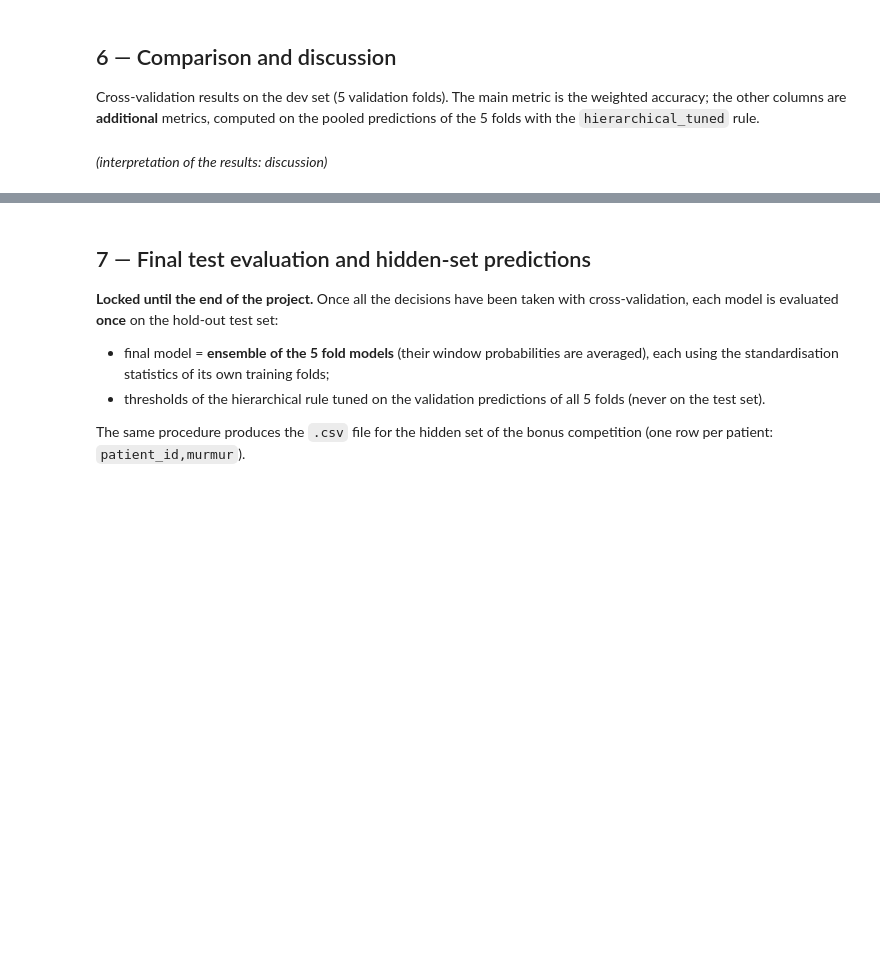
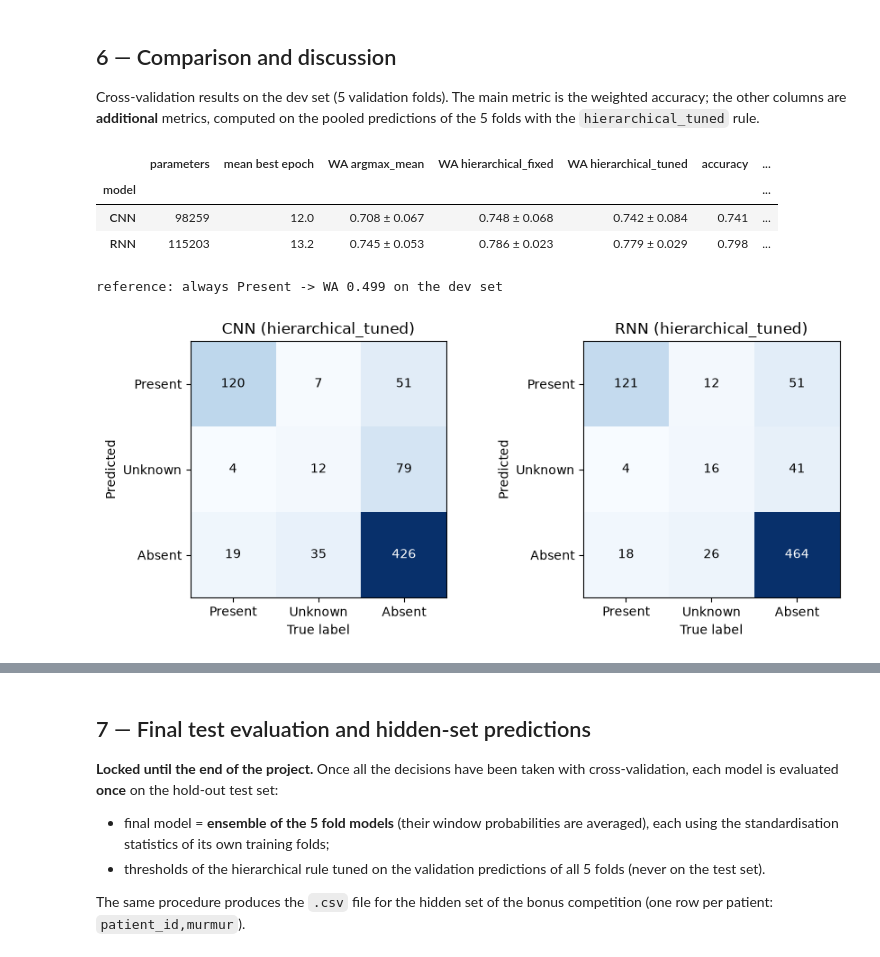
Before and after one commit to rodrigoilde/fcup-ml2, a Jupyter notebook: main.ipynb, the cells around one changed output, grey strips where cells are left out. Drawn from its saved outputs; the diff is of its cells as text; code cells hidden in the pictures; blank space fills up the shorter version.

```diff
--- a/main.ipynb
+++ b/main.ipynb
@@ -438,22 +616,27 @@ Cross-validation results on the dev set (5 validation folds). The main metric is
 # %%
 rows = []
 for name, pats, per_fold, hist in [("CNN", pats_cnn, folds_cnn, hist_cnn), ("RNN", pats_rnn, folds_rnn, hist_rnn)]:
-    row = {"model": name, "parameters": hist[0]["params"],
-           "minutes per fold": np.mean([h["seconds"] for h in hist.values()]) / 60}
+    row = {"model": name, "parameters": next(iter(hist.values()))["params"],
+           "mean best epoch": np.mean([h["best_epoch"] for h in hist.values()])}
     for r in RULES:
         row[f"WA {r}"] = f"{per_fold[f'WA_{r}'].mean():.3f} ± {per_fold[f'WA_{r}'].std():.3f}"
     s = summary(pats["murmur"], pats["pred_hierarchical_tuned"])
     row.update({k: s[k] for k in ["accuracy", "recall_Present", "recall_Unknown", "recall_Absent", "macro_f1"]})
     rows.append(row)
 comparison = pd.DataFrame(rows).set_index("model")
 comparison.to_csv(config.RESULTS_DIR / "cv_summary.csv")
 display(comparison)
 print(f"reference: always Present -> WA {trivial.loc['always Present', 'WA']:.3f} on the dev set")
 
 fig, axes = plt.subplots(1, 2, figsize=(9, 3.8))
 for ax, (name, pats) in zip(axes, [("CNN", pats_cnn), ("RNN", pats_rnn)]):
     plot_confusion_matrix(confusion_matrix(pats["murmur"], pats["pred_hierarchical_tuned"]),
                           title=f"{name} (hierarchical_tuned)", ax=ax)
 plt.tight_layout(); fig.savefig(FIG_DIR / "comparison_confusion.png", dpi=150); plt.show()
+# %% [output]
+|  | parameters | mean best epoch | WA argmax_mean | WA hierarchical_fixed | WA hierarchical_tuned | accuracy | ... |
+| model |  |  |  |  |  |  | ... |
+| CNN | 98259 | 12.0 | 0.708 ± 0.067 | 0.748 ± 0.068 | 0.742 ± 0.084 | 0.741 | ... |
+| RNN | 115203 | 13.2 | 0.745 ± 0.053 | 0.786 ± 0.023 | 0.779 ± 0.029 | 0.798 | ... |
+reference: always Present -> WA 0.499 on the dev set
+[figure, added]
-# %% [markdown]
-*(interpretation of the results: discussion)*
```
Also changed, not shown: parts of 37 cells of this notebook, 38 other files.
